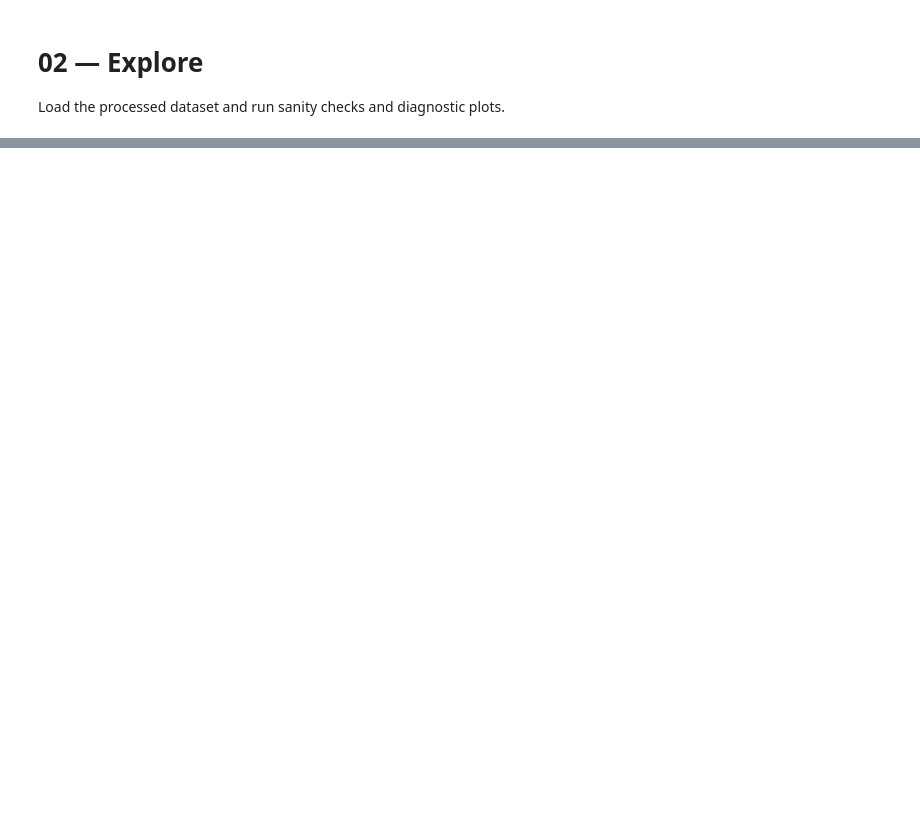
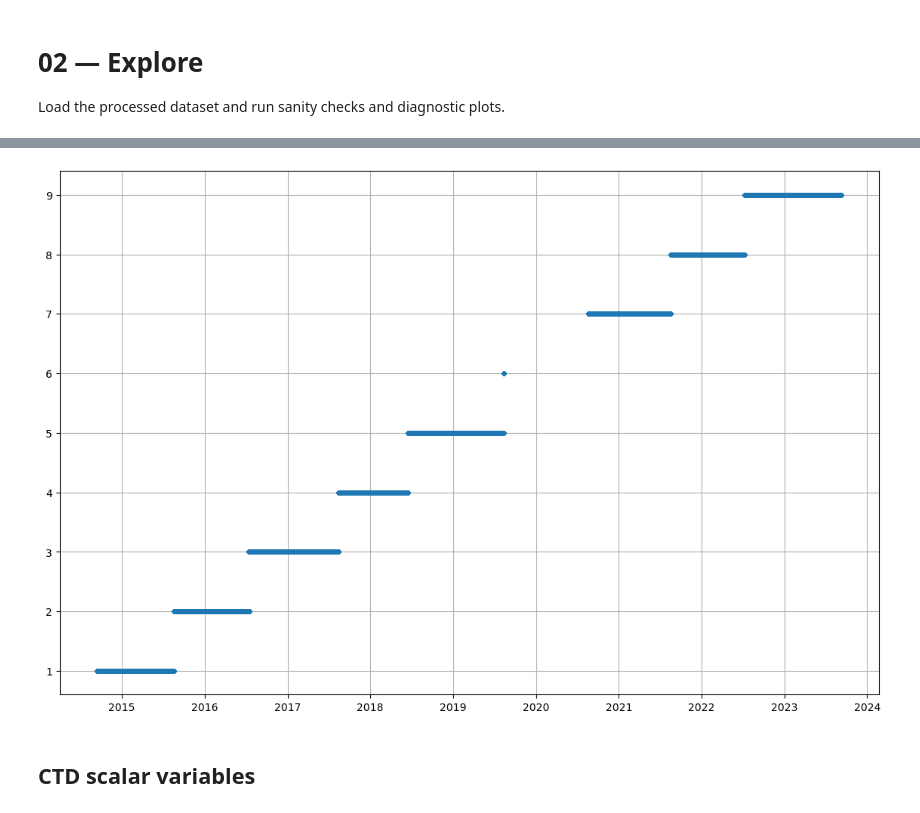
Before and after one commit to WHOIGit/ooicgsn-datasets, a Jupyter notebook: adcp/notebooks/02-explore.ipynb, the cells around one changed output, grey strips where cells are left out. Drawn from its saved outputs; the diff is of its cells as text; code cells hidden in the pictures; blank space fills up the shorter version.

```diff
--- a/adcp/notebooks/02-explore.ipynb
+++ b/adcp/notebooks/02-explore.ipynb
@@ -96,0 +111,9 @@ plt.show()
+# %%
+fig, ax = plt.subplots(1, 1, figsize=(14,9))
+
+ax.plot(ds.time.values, ds.deployment.values, marker='.', linestyle='')
+ax.grid()
+# %% [output]
+[figure, added]
+# %% [markdown]
+## CTD scalar variables
```
Also changed, not shown: parts of 27 cells of this notebook, 2 other files.
